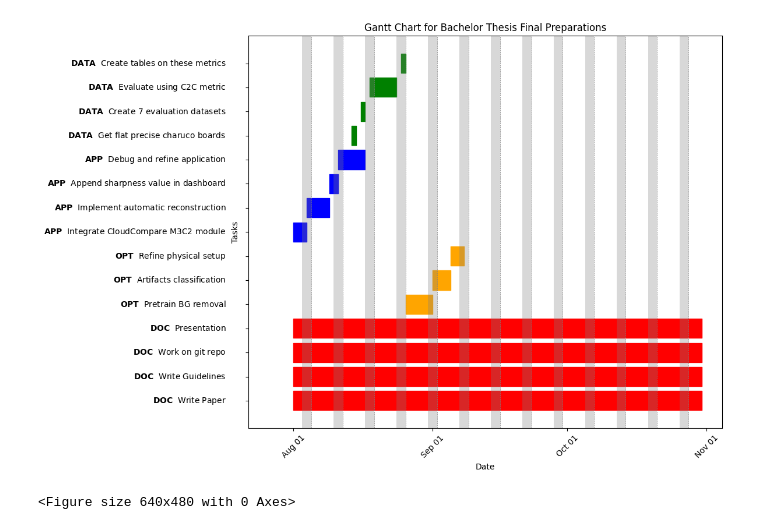
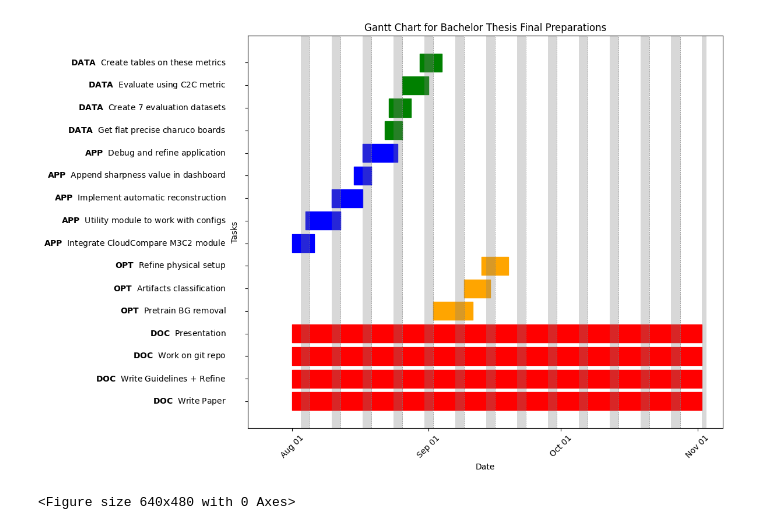
Before and after one commit to zlukich/objectify, a Jupyter notebook: scripts/gantt_chart.ipynb, the cells around one changed output. Saved outputs shown, nothing was run; the diff lists cells and outputs as text; code cells hidden in the pictures.

```diff
--- a/scripts/gantt_chart.ipynb
+++ b/scripts/gantt_chart.ipynb
@@ -6,20 +6,21 @@ import matplotlib.dates as mdates
 # Define the tasks
 tasks = [
     {"Task": "DOC: Write Paper", "Start": "2024-08-01", "End": "2024-10-31", "color" : "red"},
-    {"Task": "DOC: Write Guidelines", "Start": "2024-08-01", "End": "2024-10-31", "color" : "red"},
+    {"Task": "DOC: Write Guidelines + Refine", "Start": "2024-08-01", "End": "2024-10-31", "color" : "red"},
     {"Task": "DOC: Work on git repo", "Start": "2024-08-01", "End": "2024-10-31", "color" : "red"},
     {"Task": "DOC: Presentation", "Start": "2024-08-01", "End": "2024-10-31", "color" : "red"},
-    {"Task": "OPT: Pretrain BG removal", "Start": "2024-08-26", "End": "2024-09-01", "color" : "orange"},
-    {"Task": "OPT: Artifacts classification", "Start": "2024-09-01", "End": "2024-09-05", "color" : "orange"},
-    {"Task": "OPT: Refine physical setup", "Start": "2024-09-05", "End": "2024-09-08", "color" : "orange"},
+    {"Task": "OPT: Pretrain BG removal", "Start": "2024-09-02", "End": "2024-09-09", "color" : "orange"},
+    {"Task": "OPT: Artifacts classification", "Start": "2024-09-09", "End": "2024-09-13", "color" : "orange"},
+    {"Task": "OPT: Refine physical setup", "Start": "2024-09-13", "End": "2024-09-17", "color" : "orange"},
     {"Task": "APP: Integrate CloudCompare M3C2 module", "Start": "2024-08-01", "End": "2024-08-04", "color" : "blue"},
-    {"Task": "APP: Implement automatic reconstruction", "Start": "2024-08-04", "End": "2024-08-09", "color" : "blue"},
-    {"Task": "APP: Append sharpness value in dashboard", "Start": "2024-08-09", "End": "2024-08-11", "color" : "blue"},
-    {"Task": "APP: Debug and refine application", "Start": "2024-08-11", "End": "2024-08-17", "color" : "blue"},
-    {"Task": "DATA: Get flat precise charuco boards", "Start": "2024-08-14", "End": "2024-08-15", "color" : "green"},
-    {"Task": "DATA: Create 7 evaluation datasets", "Start": "2024-08-16", "End": "2024-08-17", "color" : "green"},
-    {"Task": "DATA: Evaluate using C2C metric", "Start": "2024-08-18", "End": "2024-08-24", "color" : "green"},
-    {"Task": "DATA: Create tables on these metrics", "Start": "2024-08-25", "End": "2024-08-26", "color" : "green"},
+    {"Task": "APP: Utility module to work with configs", "Start": "2024-08-04", "End": "2024-08-10", "color" : "blue"},
+    {"Task": "APP: Implement automatic reconstruction", "Start": "2024-08-10", "End": "2024-08-15", "color" : "blue"},
+    {"Task": "APP: Append sharpness value in dashboard", "Start": "2024-08-15", "End": "2024-08-17", "color" : "blue"},
+    {"Task": "APP: Debug and refine application", "Start": "2024-08-17", "End": "2024-08-23", "color" : "blue"},
+    {"Task": "DATA: Get flat precise charuco boards", "Start": "2024-08-22", "End": "2024-08-24", "color" : "green"},
+    {"Task": "DATA: Create 7 evaluation datasets", "Start": "2024-08-23", "End": "2024-08-26", "color" : "green"},
+    {"Task": "DATA: Evaluate using C2C metric", "Start": "2024-08-26", "End": "2024-08-30", "color" : "green"},
+    {"Task": "DATA: Create tables on these metrics", "Start": "2024-08-30", "End": "2024-09-02", "color" : "green"},
 
 ]
 
@@ -28,7 +29,7 @@ df = pd.DataFrame(tasks)
 
 # Convert Start and End dates to datetime
 df['Start'] = pd.to_datetime(df['Start'])
-df['End'] = pd.to_datetime(df['End'])
+df['End'] = pd.to_datetime(df['End'])+pd.Timedelta(days=2)
 
 # Sort tasks by their name
 df.sort_values('Task', inplace=True)
@@ -63,34 +64,34 @@ start_date = df['Start'].min()
 end_date = df['End'].max()
 current_date = start_date
 
 while current_date <= end_date:
     if current_date.weekday() == 0:
         ax.axvline(current_date, color='gray', linestyle='--', linewidth=0.5)
     current_date += pd.Timedelta(days=1)
 
 # Highlight weekends
 current_date = start_date
 while current_date <= end_date:
     if current_date.weekday() >= 5:  # Saturday or Sunday
         ax.axvspan(current_date, current_date + pd.Timedelta(days=1), facecolor='gray', alpha=0.3)
     current_date += pd.Timedelta(days=1)
 
 # Format the x-axis to show dates
 ax.xaxis.set_major_locator(mdates.MonthLocator())
 ax.xaxis.set_major_formatter(mdates.DateFormatter('%b %d'))
 
 # Rotate date labels for better readability
 plt.xticks(rotation=45)
 
 # Set labels and title
 plt.xlabel('Date')
 plt.ylabel('Tasks')
 plt.title('Gantt Chart for Bachelor Thesis Final Preparations')
 
 plt.tight_layout()
 plt.savefig("../data/figures/gant_plot.png")
 # %% [output]
-[figure, old version]
+[figure, new version]
 # %%
 # %% [output]
 <Figure size 640x480 with 0 Axes>
```
Also changed, not shown: 4 other files.
